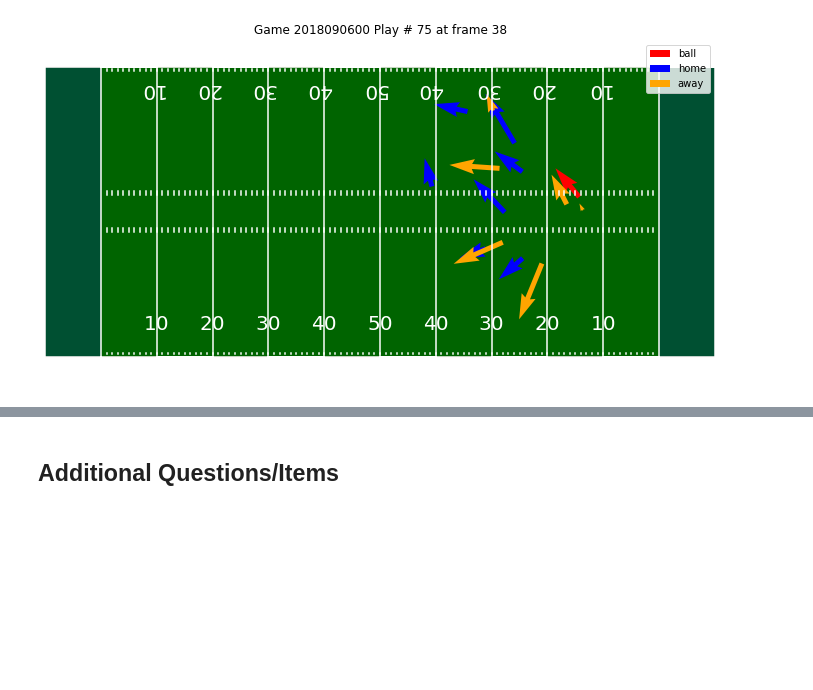
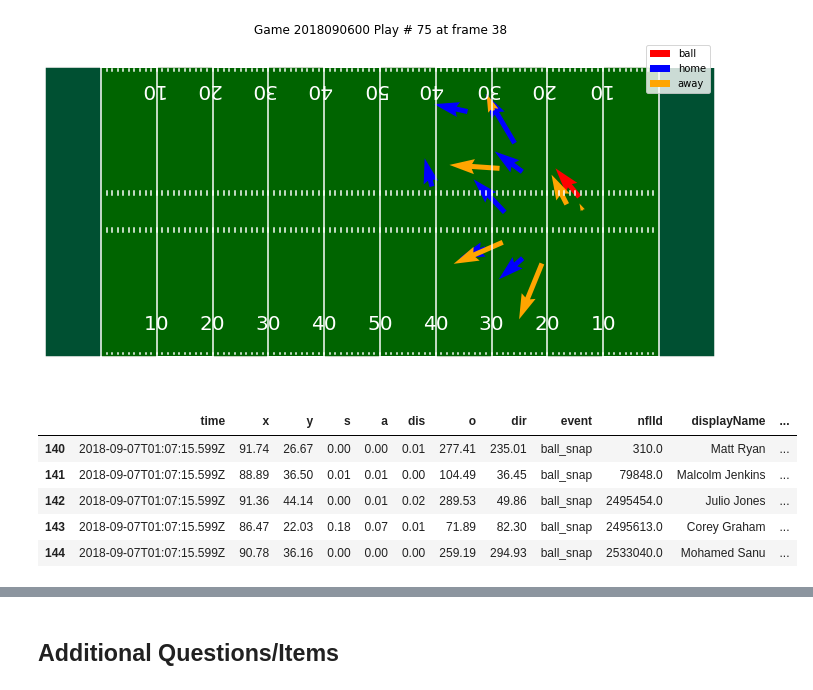
Before and after one commit to martincopello/TheOneWithTouchdowns, a Jupyter notebook: eda.ipynb, the cells around one changed output, grey strips where cells are left out. Saved outputs shown, nothing was run; the diff lists cells and outputs as text; code cells hidden in the pictures; blank space fills up the shorter version.

```diff
--- a/eda.ipynb
+++ b/eda.ipynb
@@ -512,3 +513,12 @@ def plot_ff_quiver_plotly(df, gameid, playid, frameid):
     fig = ff.create_quiver(awayx, awayy, awayu, awayv, scale = 1, arrow_scale = 0.4)
 
     fig.show()
+# %%
+week1[(week1['playId'] == 75) & (week1['event'] == 'ball_snap')].head()
+# %% [output]
+|  | time | x | y | s | a | dis | o | dir | event | nflId | displayName | ... |
+| 140 | 2018-09-07T01:07:15.599Z | 91.74 | 26.67 | 0.00 | 0.00 | 0.01 | 277.41 | 235.01 | ball_snap | 310.0 | Matt Ryan | ... |
+| 141 | 2018-09-07T01:07:15.599Z | 88.89 | 36.50 | 0.01 | 0.01 | 0.00 | 104.49 | 36.45 | ball_snap | 79848.0 | Malcolm Jenkins | ... |
+| 142 | 2018-09-07T01:07:15.599Z | 91.36 | 44.14 | 0.00 | 0.01 | 0.02 | 289.53 | 49.86 | ball_snap | 2495454.0 | Julio Jones | ... |
+| 143 | 2018-09-07T01:07:15.599Z | 86.47 | 22.03 | 0.18 | 0.07 | 0.01 | 71.89 | 82.30 | ball_snap | 2495613.0 | Corey Graham | ... |
+| 144 | 2018-09-07T01:07:15.599Z | 90.78 | 36.16 | 0.00 | 0.00 | 0.00 | 259.19 | 294.93 | ball_snap | 2533040.0 | Mohamed Sanu | ... |
```
Also changed, not shown: parts of 42 cells of this notebook.
